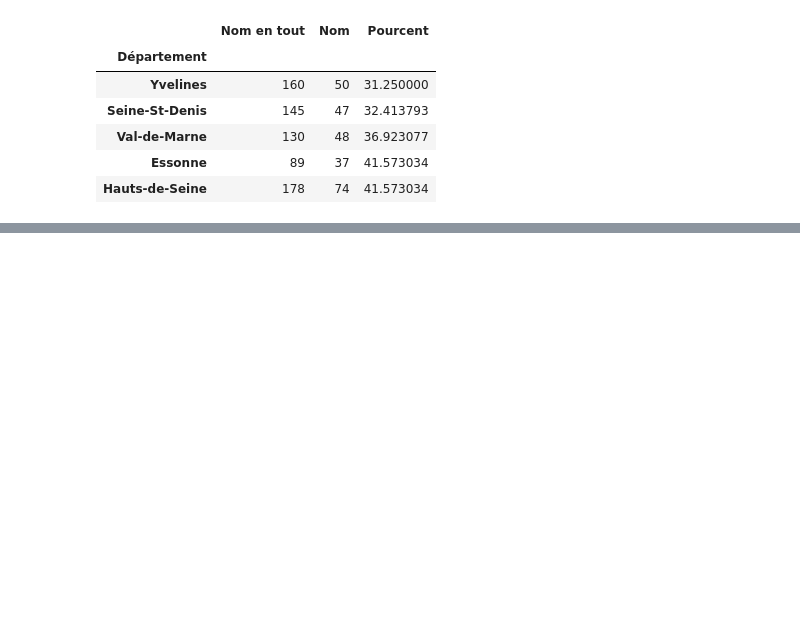
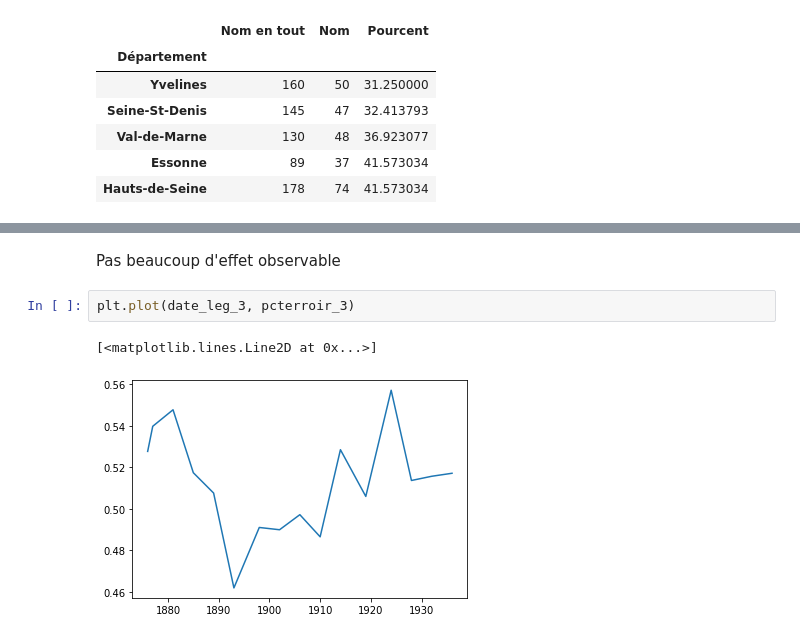
Before and after one commit to dusylvain/Projet-Python-deputes, a Jupyter notebook: statistiques_descriptives_depute.ipynb, the cells around one changed output, grey strips where cells are left out. Saved outputs shown, nothing was run; the diff lists cells and outputs as text; blank space fills up the shorter version.

```diff
--- a/statistiques_descriptives_depute.ipynb
+++ b/statistiques_descriptives_depute.ipynb
@@ -557,0 +579,7 @@ dtype: int64
+# %% [markdown]
+Pas beaucoup d'effet observable
+# %%
+plt.plot(date_leg_3, pcterroir_3)
+# %% [output]
+[<matplotlib.lines.Line2D at 0x...>]
+[figure, added]
```
Also changed, not shown: parts of 19 cells of this notebook.
